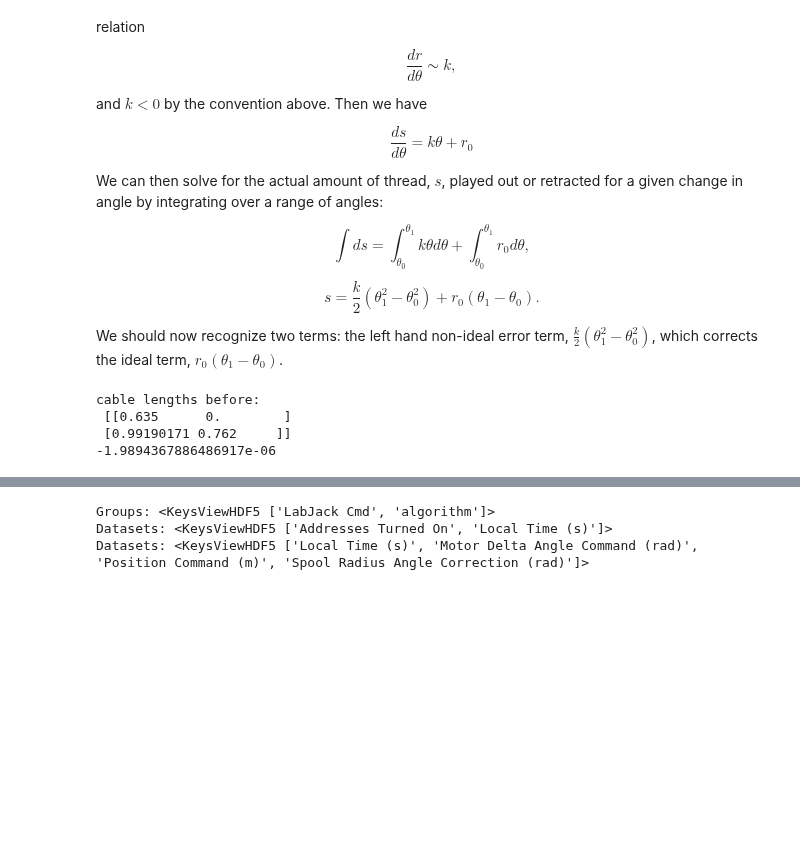
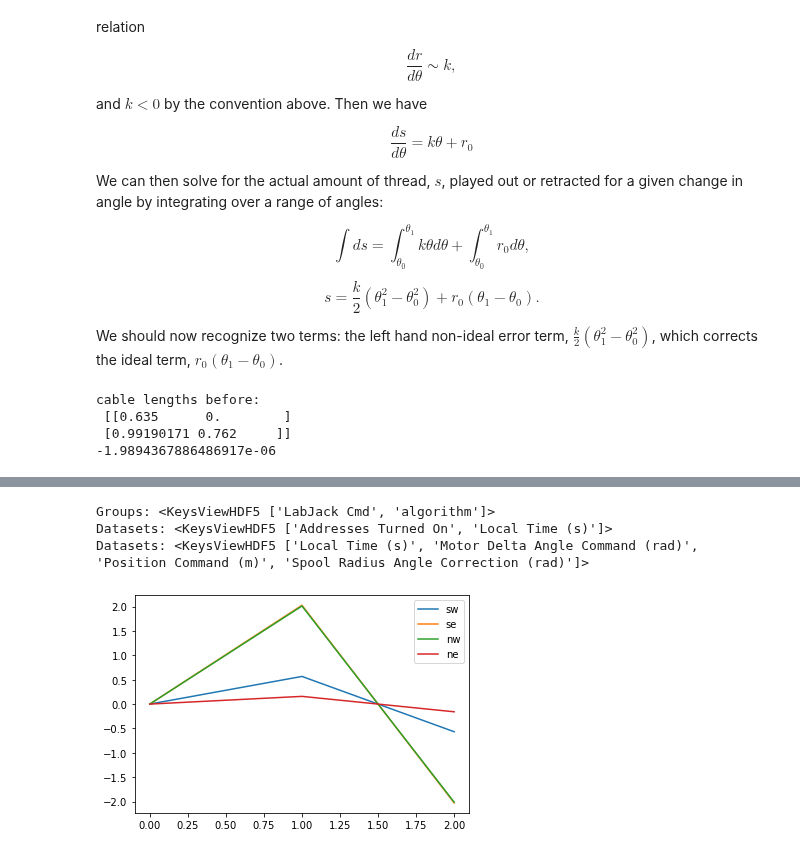
Before and after one commit to evanmayer/hotspot, a Jupyter notebook: verification/cable_thickness_error.ipynb, the cells around one changed output, grey strips where cells are left out. Saved outputs shown, nothing was run; the diff lists cells and outputs as text; code cells hidden in the pictures; blank space fills up the shorter version.

```diff
--- a/verification/cable_thickness_error.ipynb
+++ b/verification/cable_thickness_error.ipynb
@@ -171,19 +170,21 @@ fig.colorbar(im, cax=cbar_ax, label='Length Error (m)')
 # %%
 import h5py
 
-f = h5py.File('..\data\output\hotspot_20220120-215653.hdf5')
+f = h5py.File('F:\GitHub\hotspot\data\output\hotspot_20220120-223717.hdf5')
 fig0 = plt.figure()
 ax0 = plt.axes()
 
 print('Groups:', f.keys())
 for group in f.keys():
     print('Datasets:', f[group].keys())
 
 rads = f['algorithm']['Spool Radius Angle Correction (rad)']
-ax0.plot(rads)
+ax0.plot(rads[:] * 180. / np.pi)
+ax0.legend(['sw', 'se', 'nw', 'ne'])
 
 plt.show()
 # %% [output]
 Groups: <KeysViewHDF5 ['LabJack Cmd', 'algorithm']>
 Datasets: <KeysViewHDF5 ['Addresses Turned On', 'Local Time (s)']>
 Datasets: <KeysViewHDF5 ['Local Time (s)', 'Motor Delta Angle Command (rad)', 'Position Command (m)', 'Spool Radius Angle Correction (rad)']>
+[figure, added]
```
Also changed, not shown: parts of 2 cells of this notebook, 5 other files.
